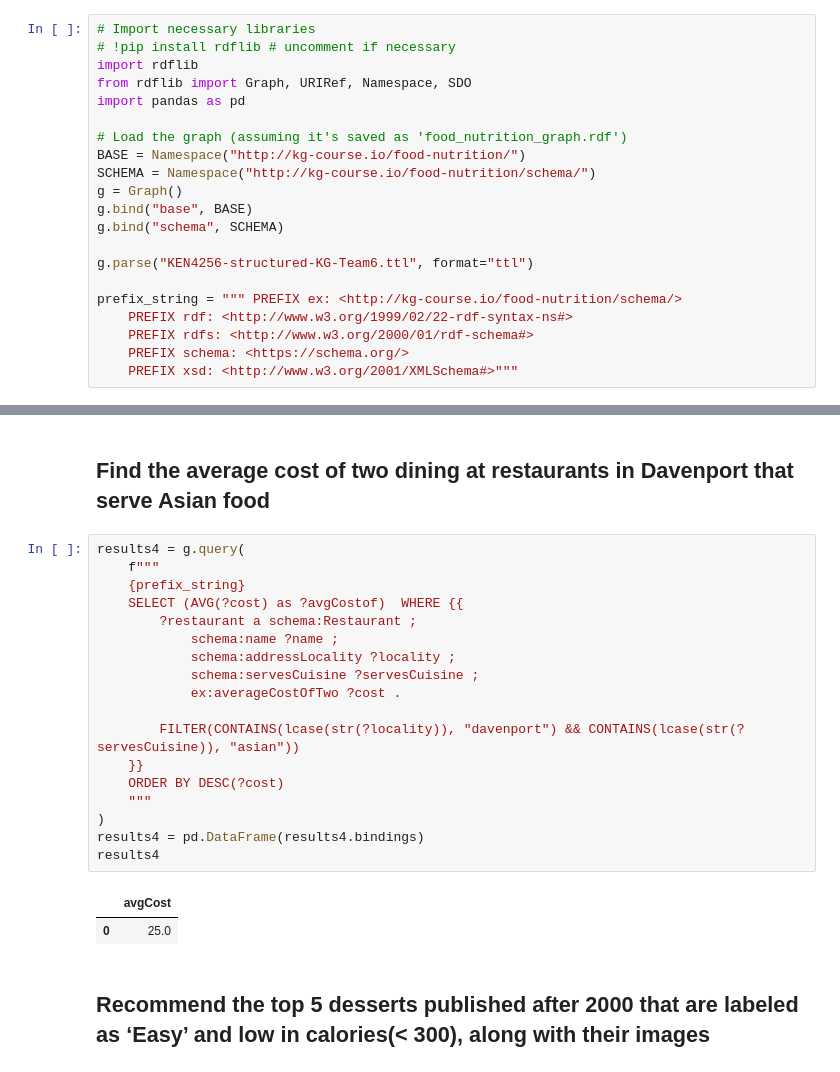
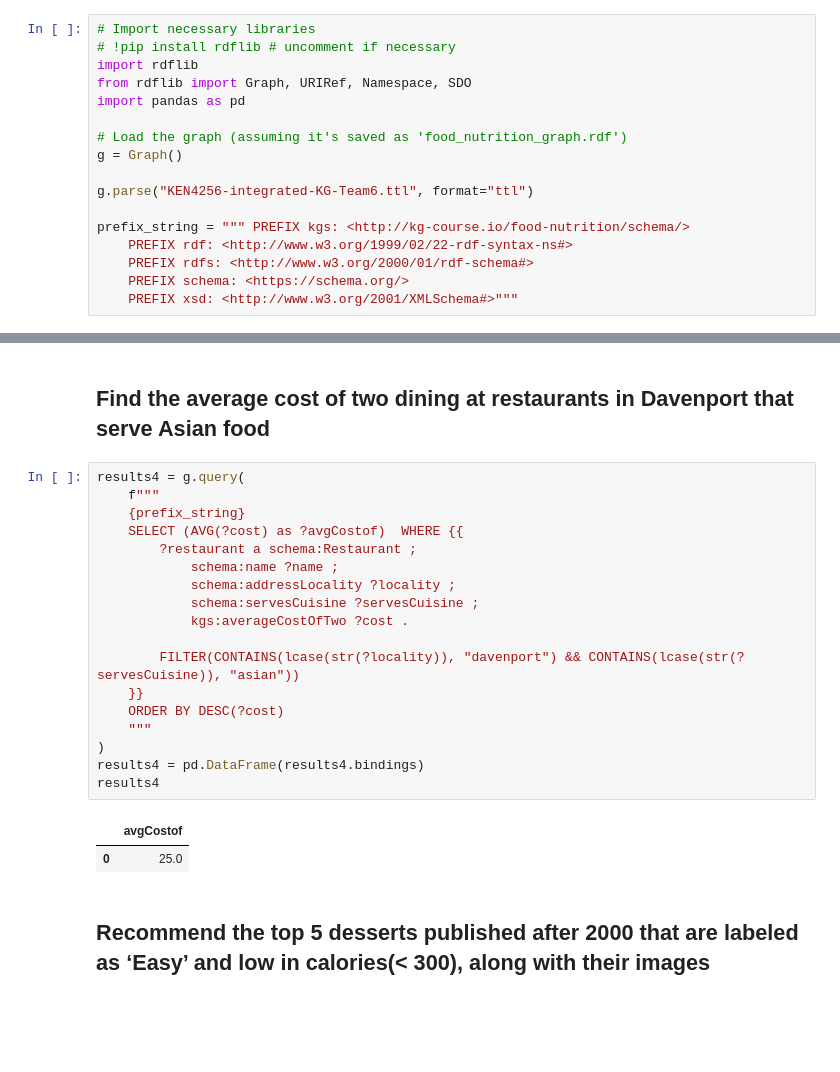
Before and after one commit to alexanderleonidas/fluffy-octo-spoon, a Jupyter notebook: sparql_queries.ipynb, the cells around one changed output, grey strips where cells are left out. Saved outputs shown, nothing was run; the diff lists cells and outputs as text; blank space fills up the shorter version.

```diff
--- a/sparql_queries.ipynb
+++ b/sparql_queries.ipynb
@@ -8,15 +8,11 @@ from rdflib import Graph, URIRef, Namespace, SDO
 import pandas as pd
 
 # Load the graph (assuming it's saved as 'food_nutrition_graph.rdf')
-BASE = Namespace("http://kg-course.io/food-nutrition/")
-SCHEMA = Namespace("http://kg-course.io/food-nutrition/schema/")
 g = Graph()
-g.bind("base", BASE)
-g.bind("schema", SCHEMA)
 
-g.parse("KEN4256-structured-KG-Team6.ttl", format="ttl")
+g.parse("KEN4256-integrated-KG-Team6.ttl", format="ttl")
 
-prefix_string = """ PREFIX ex: <http://kg-course.io/food-nutrition/schema/>
+prefix_string = """ PREFIX kgs: <http://kg-course.io/food-nutrition/schema/>
     PREFIX rdf: <http://www.w3.org/1999/02/22-rdf-syntax-ns#>
     PREFIX rdfs: <http://www.w3.org/2000/01/rdf-schema#>
     PREFIX schema: <https://schema.org/>
@@ -125,23 +133,23 @@ results3
 # %%
 results4 = g.query(
     f"""
     {prefix_string}
     SELECT (AVG(?cost) as ?avgCostof)  WHERE {{
         ?restaurant a schema:Restaurant ;
             schema:name ?name ;
             schema:addressLocality ?locality ;
             schema:servesCuisine ?servesCuisine ;
-            ex:averageCostOfTwo ?cost .
+            kgs:averageCostOfTwo ?cost .
 
         FILTER(CONTAINS(lcase(str(?locality)), "davenport") && CONTAINS(lcase(str(?servesCuisine)), "asian"))
     }}
     ORDER BY DESC(?cost)
     """
 )
 results4 = pd.DataFrame(results4.bindings)
 results4
 # %% [output]
-|  | avgCost |
+|  | avgCostof |
 | 0 | 25.0 |
 # %% [markdown]
 ## Recommend the top 5 desserts published after 2000 that are labeled as ‘Easy’ and low in calories(< 300), along with their images
```
Also changed, not shown: parts of 7 cells of this notebook, 6 other files.
